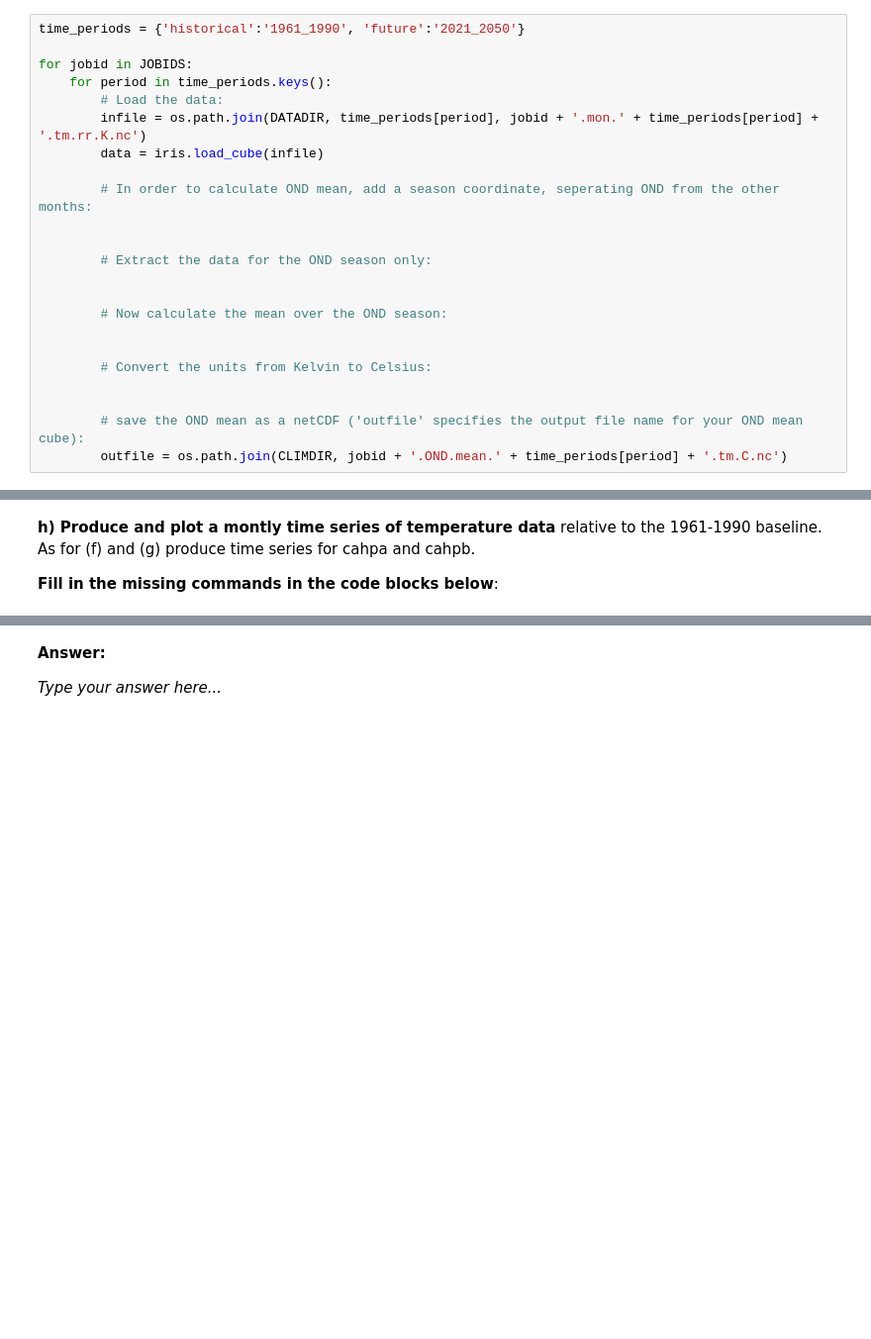
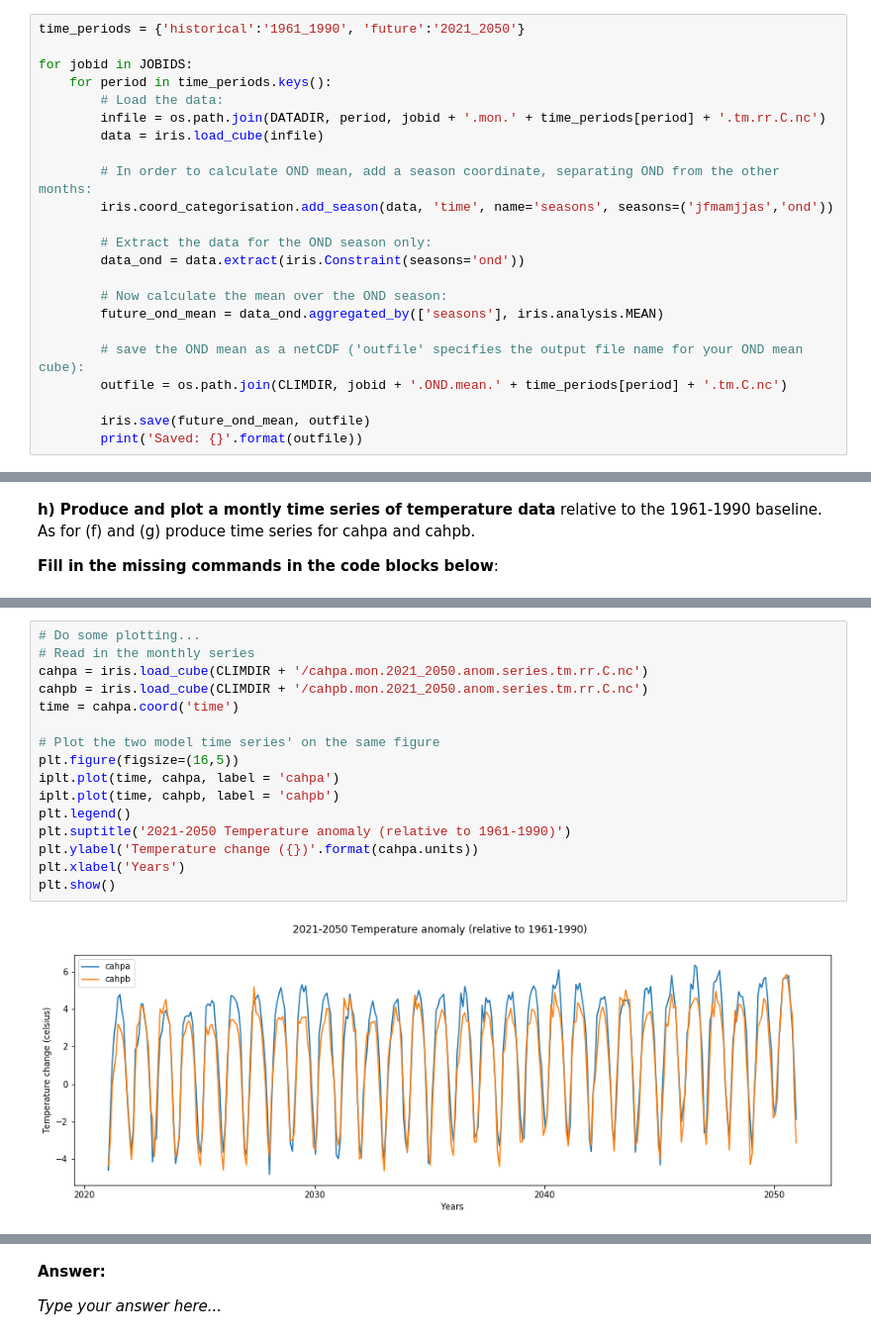
Before and after one commit to MetOffice/PyPRECIS, a Jupyter notebook: notebooks/worksheet4.ipynb, the cells around one changed output, grey strips where cells are left out. Shown at 99% size. Cells and saved outputs as stored; diff of their text form; blank space fills up the shorter version.

```diff
--- a/notebooks/worksheet4.ipynb
+++ b/notebooks/worksheet4.ipynb
@@ -120,20 +147,20 @@ time_periods = {'historical':'1961_1990', 'future':'2021_2050'}
 for jobid in JOBIDS:
     for period in time_periods.keys():
         # Load the data:
-        infile = os.path.join(DATADIR, time_periods[period], jobid + '.mon.' + time_periods[period] + '.tm.rr.K.nc')
+        infile = os.path.join(DATADIR, period, jobid + '.mon.' + time_periods[period] + '.tm.rr.C.nc')
         data = iris.load_cube(infile)
 
-        # In order to calculate OND mean, add a season coordinate, seperating OND from the other months:
-
+        # In order to calculate OND mean, add a season coordinate, separating OND from the other months:
+        iris.coord_categorisation.add_season(data, 'time', name='seasons', seasons=('jfmamjjas','ond'))
 
         # Extract the data for the OND season only:
-
+        data_ond = data.extract(iris.Constraint(seasons='ond'))
 
         # Now calculate the mean over the OND season:
-
-
-        # Convert the units from Kelvin to Celsius:
-
+        future_ond_mean = data_ond.aggregated_by(['seasons'], iris.analysis.MEAN)
 
         # save the OND mean as a netCDF ('outfile' specifies the output file name for your OND mean cube):
         outfile = os.path.join(CLIMDIR, jobid + '.OND.mean.' + time_periods[period] + '.tm.C.nc')
+
+        iris.save(future_ond_mean, outfile)
+        print('Saved: {}'.format(outfile))
@@ -322,3 +378,21 @@ plt.show()
+# %%
+# Do some plotting...
+# Read in the monthly series
+cahpa = iris.load_cube(CLIMDIR + '/cahpa.mon.2021_2050.anom.series.tm.rr.C.nc')
+cahpb = iris.load_cube(CLIMDIR + '/cahpb.mon.2021_2050.anom.series.tm.rr.C.nc')
+time = cahpa.coord('time')
+
+# Plot the two model time series' on the same figure
+plt.figure(figsize=(16,5))
+iplt.plot(time, cahpa, label = 'cahpa')
+iplt.plot(time, cahpb, label = 'cahpb')
+plt.legend()
+plt.suptitle('2021-2050 Temperature anomaly (relative to 1961-1990)')
+plt.ylabel('Temperature change ({})'.format(cahpa.units))
+plt.xlabel('Years')
+plt.show()
+# %% [output]
+[figure, added]
 # %% [markdown]
 ---
 <div class="alert alert-block alert-success">
```
Also changed, not shown: parts of 19 cells of this notebook, 5 other files.
